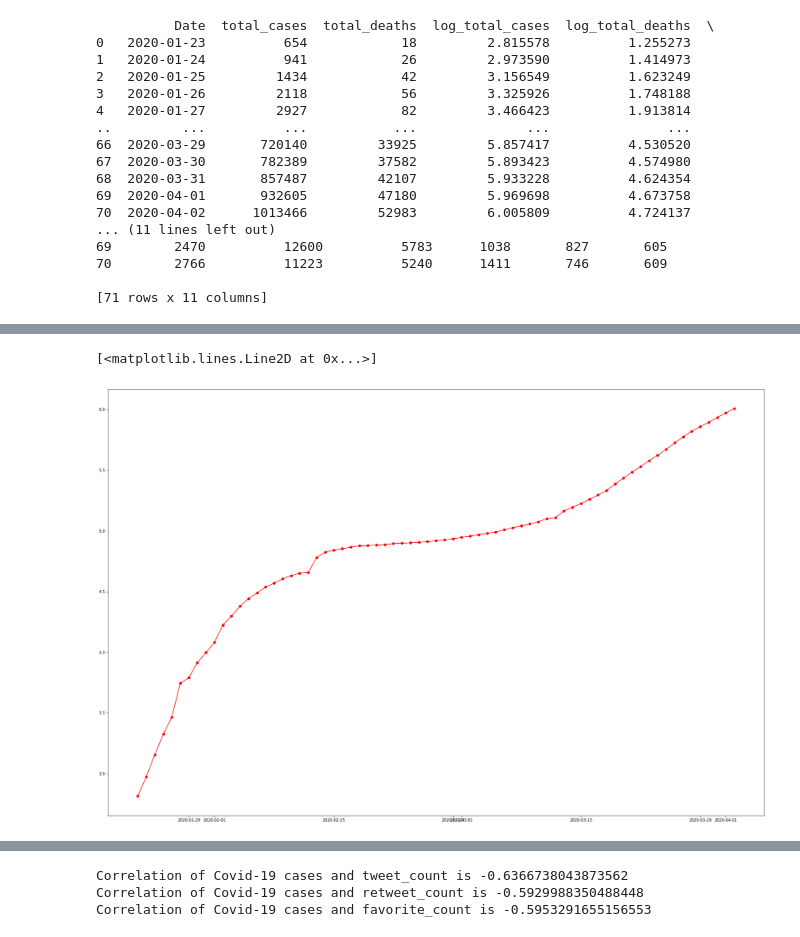
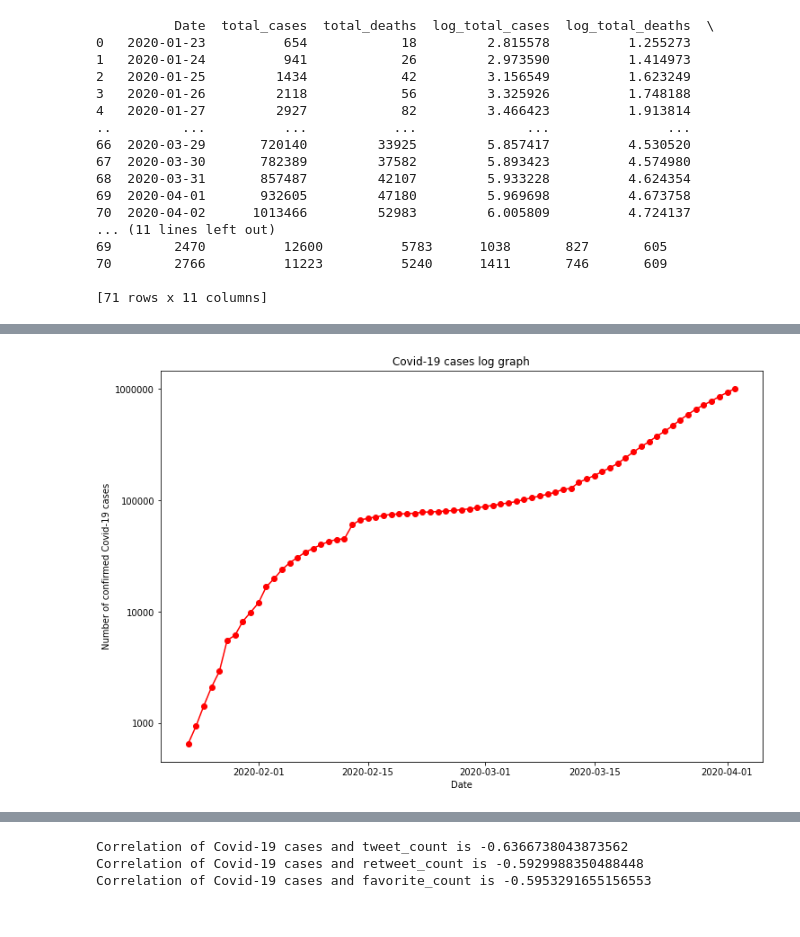
Before and after one commit to nimitchell/Covid-19-and-Climate-Change, a Jupyter notebook: Visualization graph.ipynb, the cells around one changed output, grey strips where cells are left out. Saved outputs shown, nothing was run; the diff lists cells and outputs as text; code cells hidden in the pictures.

```diff
--- a/Visualization graph.ipynb
+++ b/Visualization graph.ipynb
@@ -137,14 +96,24 @@ y_keyword1=["total_cases", "total_deaths","log_total_cases", "log_total_deaths"]
-# %%
-plt.figure(figsize=(30,20))
-x_values2=df_corona.Date
-#tweets grouped by id's
-y_values1 = list(df_corona["log_total_cases"])
-y_values1=[float(x)for x in y_values1]
-
-plt.plot(x_values2, y_values1, color='r', marker="o", linestyle="-")
-# %% [output]
-[<matplotlib.lines.Line2D at 0x...>]
-[figure, removed]
+# %%
+### Display log Covid-19 cases over time
+plt.figure(figsize=(12,8))
+# define x and y values
+x_values=result.Date
+y_values = list(result["log_total_cases"])
+
+# plot graph
+plt.plot(x_values, y_values, color='r', marker="o", linestyle="-")
+
+# relabel xticks
+y_value_number = [3.0, 4.0, 5.0, 6.0]
+y_labels = [int(10**x) for x in y_value_number]
+plt.yticks(y_value_number, y_labels)
+# relabel graph
+plt.title("Covid-19 cases log graph")
+plt.xlabel("Date")
+plt.ylabel("Number of confirmed Covid-19 cases")
+plt.savefig('log_cases.png')
+# %% [output]
+[figure, added]
 # %%
 import math
 import statistics
```
Also changed, not shown: parts of 9 cells of this notebook.
